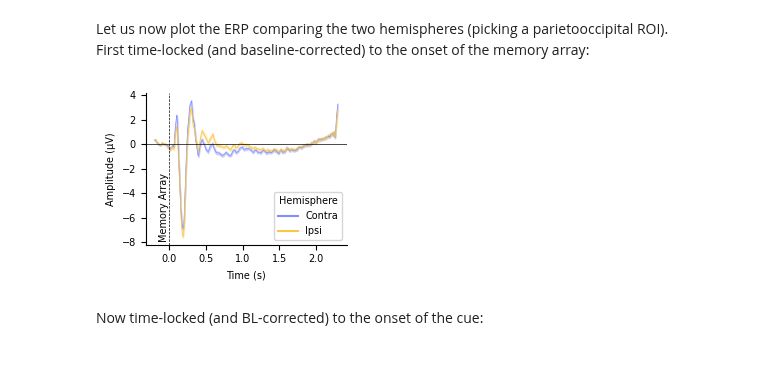
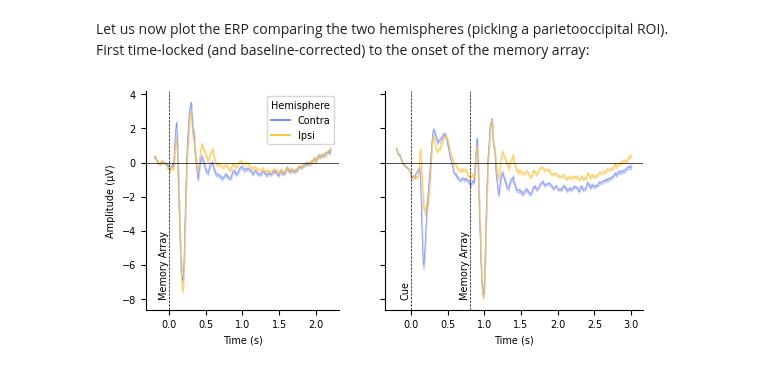
Before and after one commit to eioe/vMemEcc-Analyses, a Jupyter notebook: Analyses_Py/Pipeline_clean/03.0_calculate_ERPs.ipynb, the cells around one changed output. Drawn from its saved outputs; the diff is of its cells as text; code cells hidden in the pictures.

Commit message:
add suppl analysis per hemisphere

```diff
--- a/Analyses_Py/Pipeline_clean/03.0_calculate_ERPs.ipynb
+++ b/Analyses_Py/Pipeline_clean/03.0_calculate_ERPs.ipynb
@@ -1228,6 +1189,8 @@ This is clearly not modulated neither by Memory Load nor Eccentricity.
 Let us now plot the ERP comparing the two hemispheres (picking a parietooccipital ROI).
 First time-locked (and baseline-corrected) to the onset of the memory array:
 # %%
+plt_dict_allchans["stimon"]['xmax'] = 2.2
+
 with Pool(len(sub_list)) as p:
     out = p.map(
         partial(
@@ -1246,37 +1209,78 @@ for idx in range(len(evo_allc_coll_contra)):
     evo_tmp = evo_allc_coll_contra[idx].copy()
     evo_tmp.data = evo_allc_coll_ipsi[idx].data
     evo_allc_coll_ipsi[idx] = evo_tmp
 zoomfac = 1
 evos2p = {'Contra': evo_allc_coll_contra, 'Ipsi': evo_allc_coll_ipsi}
 
-fig, ax = plt.subplots(1, 1, figsize=(6.6 * cm * zoomfac, 5 * cm * zoomfac))
+fig, axes = plt.subplots(1, 2,
+                         figsize=(16.3 * cm, 7.2 * cm * zoomfac),
+                         sharey=True,
+                         gridspec_kw={'width_ratios': [2.4, 3.2]})
 
 
 # Our plotter function applies the Cousineau correction of the CI, but we need to tell it the number of factor levels:
 def ci_func(vec):
     # we want to plot the SEM, so we calculate the according alpha level:
     alpha = 1 - ((scipy.stats.norm.cdf(1) - 0.5) * 2)
     return get_cmci(vec, n_factorlevels=2, alpha=alpha)
 
-plot_compare(evokeds=evos2p, conds=['Contra', 'Ipsi'], ci_func=ci_func, ax=ax, show_legend=True)
+ax = axes[0]
+plot_compare(evokeds=evos2p, conds=['Contra', 'Ipsi'],
+             ci_func=ci_func, ax=ax, show_legend=True)
 
 ax.axhline(0, color='black', linestyle='-', linewidth=0.5)
 ax.axvline(0, color='black', linestyle='--', linewidth=0.5)
 ax.text(0.0, -8, "Memory Array", rotation=90, va='bottom', ha='right', transform=ax.transData)
 ax.set_ylabel("Amplitude (" + chr(956) + "V)")
 ax.set_xlabel("Time (s)")
 ax.get_legend().get_title().set_text("Hemisphere")
 ax.spines['top'].set_visible(False)
 ax.spines['right'].set_visible(False)
 
+# Now time-locked (and BL-corrected) to the onset of the cue:
+
+plt_dict_allchans["fulllength"] = {'t_stimon': 0, 'xmin': -0.2, 'xmax': 3.0}
+
+with Pool(len(sub_list)) as p:
+    out = p.map(
+        partial(
+            get_evokeds_dict,
+            epo_part="fulllength",
+            plt_dict=plt_dict_allchans,
+            data_type="collapsed",
+        ),
+        [[s] for s in sub_list]
+    )
+evokeds_allchans_collapsed = {k : [d[k][0] for d in out] for d in out for k in d}
+evo_allc_coll_contra = [evo.copy().pick_channels(config.chans_CDA_dict["Left"]) for evo in evokeds_allchans_collapsed["all"]]
+evo_allc_coll_ipsi = [evo.copy().pick_channels(config.chans_CDA_dict["Right"]) for evo in evokeds_allchans_collapsed["all"]]
+
+for idx in range(len(evo_allc_coll_contra)):
+    evo_tmp = evo_allc_coll_contra[idx].copy()
+    evo_tmp.data = evo_allc_coll_ipsi[idx].data
+    evo_allc_coll_ipsi[idx] = evo_tmp
+zoomfac = 1
+evos2p = {'Contra': evo_allc_coll_contra, 'Ipsi': evo_allc_coll_ipsi}
+
+ax = axes[1]
+plot_compare(evokeds=evos2p, conds=['Contra', 'Ipsi'], ci_func=ci_func, ax=ax, show_legend=False)
+
+ax.axhline(0, color='black', linestyle='-', linewidth=0.5)
+ax.axvline(0, color='black', linestyle='--', linewidth=0.5)
+ax.axvline(0.8, color='black', linestyle='--', linewidth=0.5)
+ax.text(0.0, -8, "Cue", rotation=90, va='bottom', ha='right', transform=ax.transData)
+ax.text(0.8, -8, "Memory Array", rotation=90, va='bottom', ha='right', transform=ax.transData)
+ax.set_ylabel("Amplitude (" + chr(956) + "V)")
+ax.set_xlabel("Time (s)")
+ax.spines['top'].set_visible(False)
+ax.spines['right'].set_visible(False)
+
 plt.show()
 
 # Save it:
-fpath = op.join(config.paths["plots"], "CDA", "stimon")
+fpath = op.join(config.paths["plots"], "CDA", "fulllength")
 helpers.chkmk_dir(fpath)
-fname = op.join(fpath, "ERP_per_hemisphere_stimon.svg")
+fname = op.join(fpath, "ERP_per_hemisphere_fulllength.pdf")
 fig.savefig(fname, bbox_inches="tight")
 # %% [output]
-[figure, old version]
+[figure, new version]
-# %% [markdown]
-Now time-locked (and BL-corrected) to the onset of the cue:
```
Also changed, not shown: parts of 9 cells of this notebook, 1 other file.
